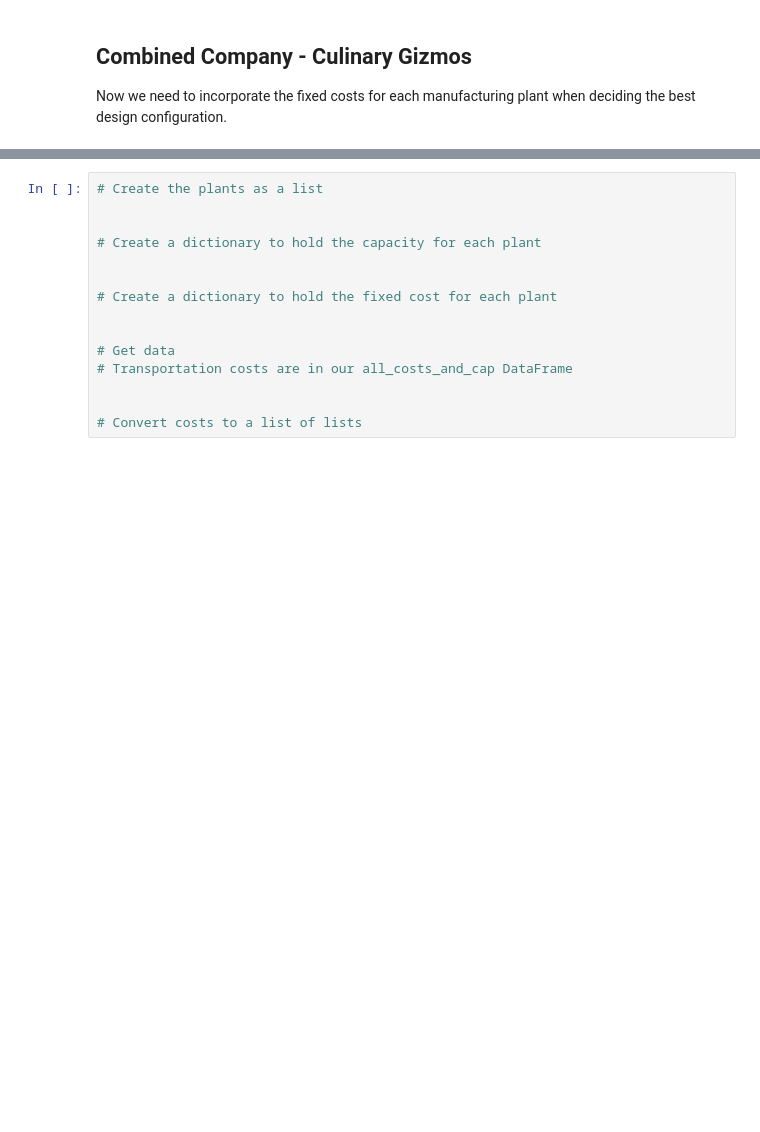
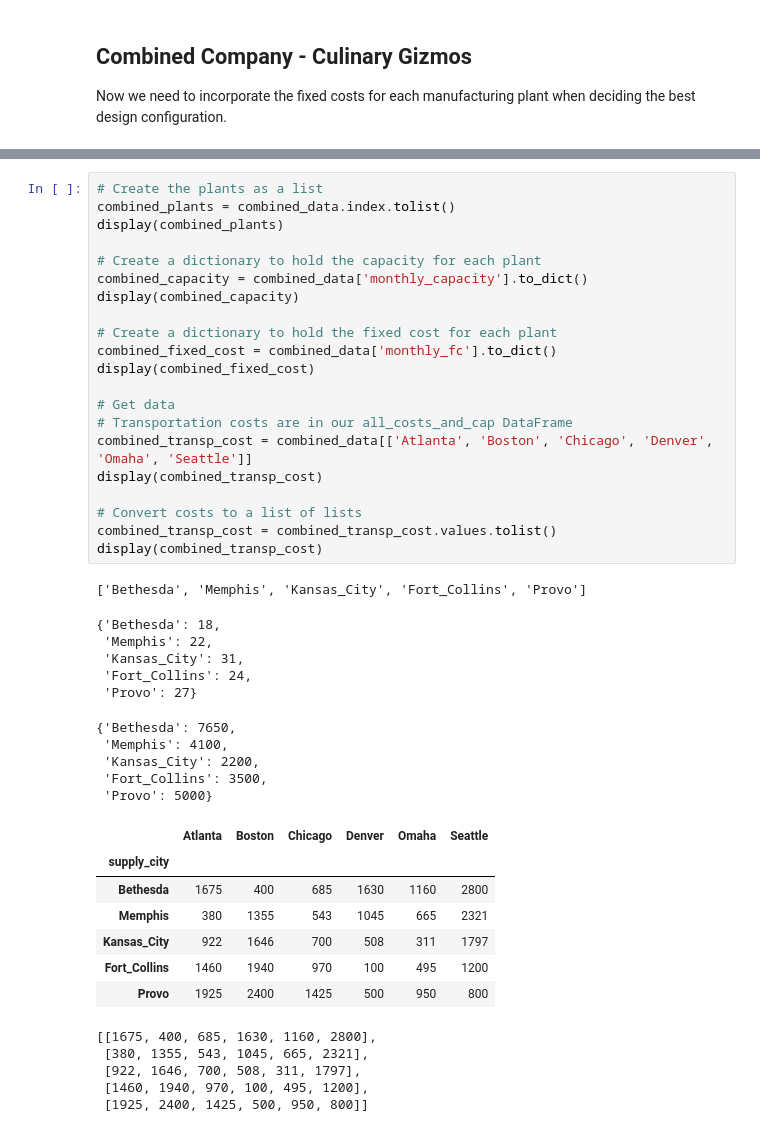
Before and after one commit to JawandS/BUAD349_Sp25, a Jupyter notebook: code/design/KitchenCompanies.ipynb, the cells around one changed output, grey strips where cells are left out. Saved outputs shown, nothing was run; the diff lists cells and outputs as text; blank space fills up the shorter version.

```diff
--- a/code/design/KitchenCompanies.ipynb
+++ b/code/design/KitchenCompanies.ipynb
@@ -114,17 +365,47 @@ Now we need to incorporate the fixed costs for each manufacturing plant when dec
 # %%
 # Create the plants as a list
-
+combined_plants = combined_data.index.tolist()
+display(combined_plants)
 
 # Create a dictionary to hold the capacity for each plant
-
+combined_capacity = combined_data['monthly_capacity'].to_dict()
+display(combined_capacity)
 
 # Create a dictionary to hold the fixed cost for each plant
-
+combined_fixed_cost = combined_data['monthly_fc'].to_dict()
+display(combined_fixed_cost)
 
 # Get data
 # Transportation costs are in our all_costs_and_cap DataFrame
-
+combined_transp_cost = combined_data[['Atlanta', 'Boston', 'Chicago', 'Denver', 'Omaha', 'Seattle']]
+display(combined_transp_cost)
 
 # Convert costs to a list of lists
+combined_transp_cost = combined_transp_cost.values.tolist()
+display(combined_transp_cost)
+# %% [output]
+['Bethesda', 'Memphis', 'Kansas_City', 'Fort_Collins', 'Provo']
+{'Bethesda': 18,
+ 'Memphis': 22,
+ 'Kansas_City': 31,
+ 'Fort_Collins': 24,
+ 'Provo': 27}
+{'Bethesda': 7650,
+ 'Memphis': 4100,
+ 'Kansas_City': 2200,
+ 'Fort_Collins': 3500,
+ 'Provo': 5000}
+|  | Atlanta | Boston | Chicago | Denver | Omaha | Seattle |
+| supply_city |  |  |  |  |  |  |
+| Bethesda | 1675 | 400 | 685 | 1630 | 1160 | 2800 |
+| Memphis | 380 | 1355 | 543 | 1045 | 665 | 2321 |
+| Kansas_City | 922 | 1646 | 700 | 508 | 311 | 1797 |
+| Fort_Collins | 1460 | 1940 | 970 | 100 | 495 | 1200 |
+| Provo | 1925 | 2400 | 1425 | 500 | 950 | 800 |
+[[1675, 400, 685, 1630, 1160, 2800],
+ [380, 1355, 543, 1045, 665, 2321],
+ [922, 1646, 700, 508, 311, 1797],
+ [1460, 1940, 970, 100, 495, 1200],
+ [1925, 2400, 1425, 500, 950, 800]]
 # %%
 # Create the model instance and set to minimize
```
Also changed, not shown: parts of 32 cells of this notebook.
